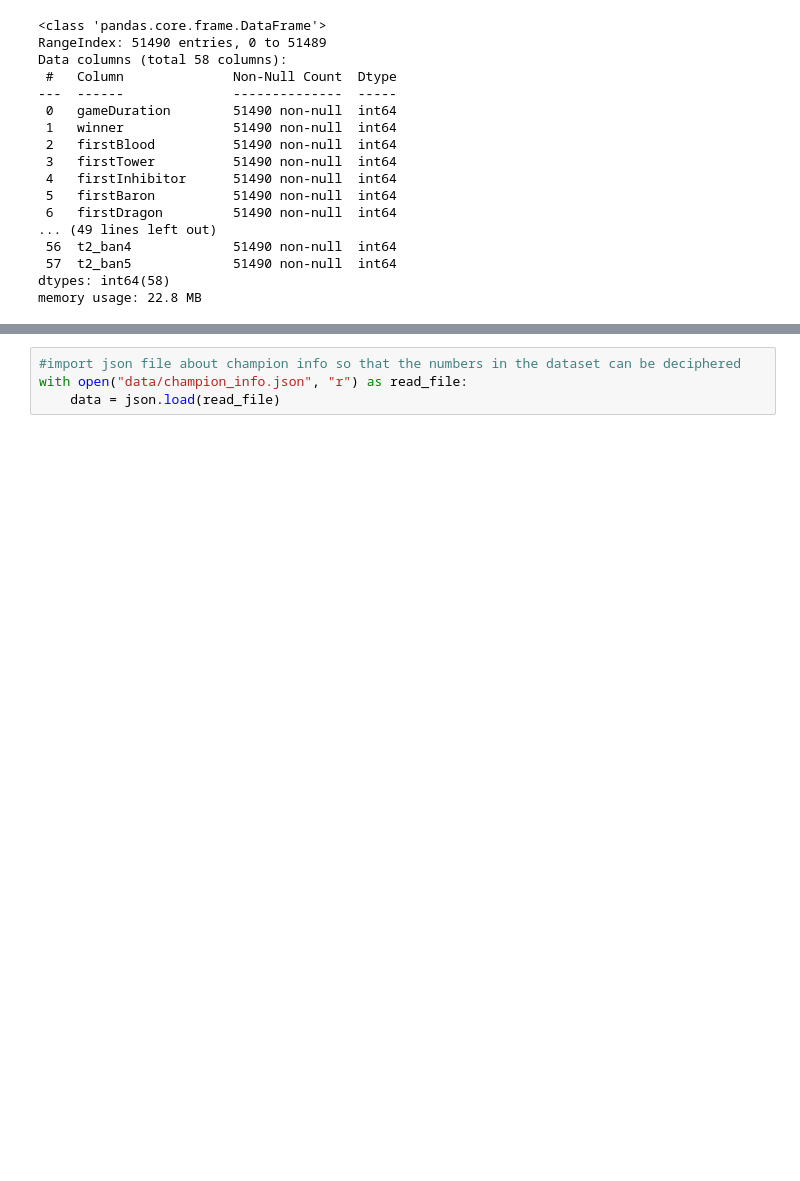
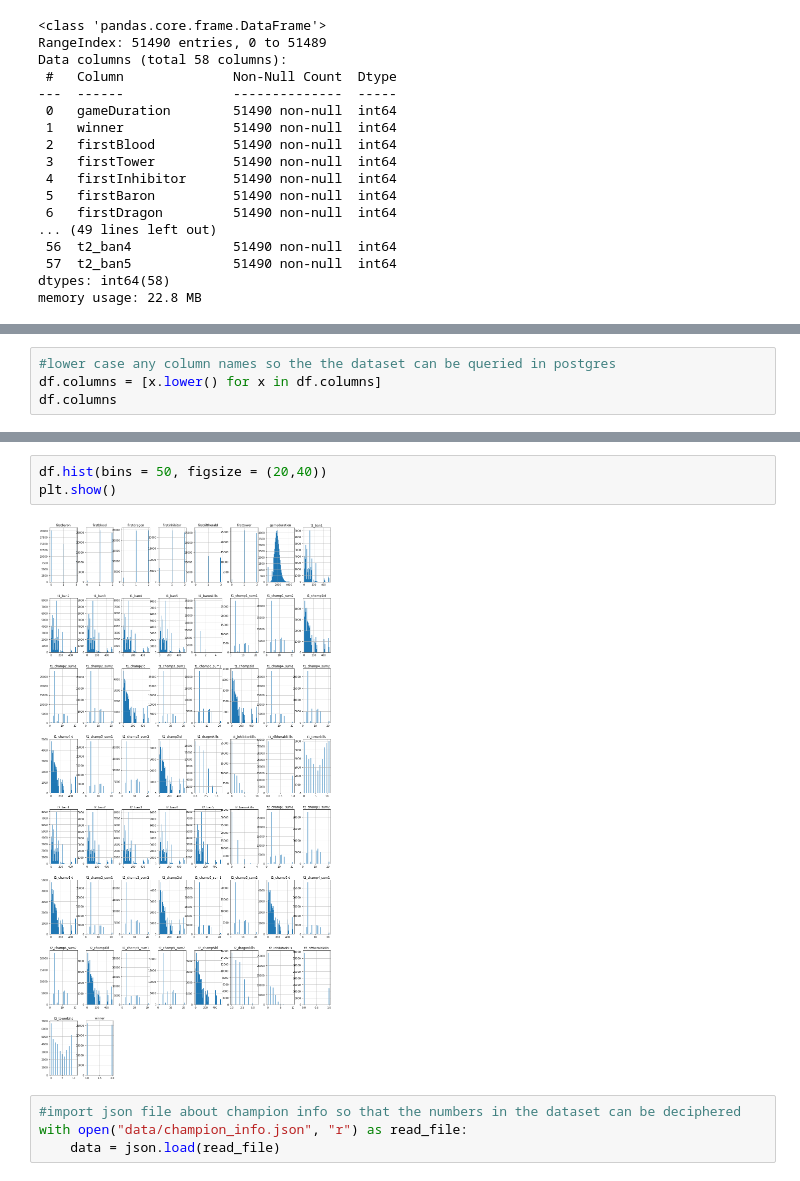
Before and after one commit to kylegross/League_of_Legends, a Jupyter notebook: monsters_dataframe.ipynb, the cells around one changed output, grey strips where cells are left out. Saved outputs shown, nothing was run; the diff lists cells and outputs as text; blank space fills up the shorter version.

```diff
--- a/monsters_dataframe.ipynb
+++ b/monsters_dataframe.ipynb
@@ -98,0 +79,4 @@ Index(['gameDuration', 'winner', 'firstBlood', 'firstTower', 'firstInhibitor',
+# %%
+#lower case any column names so the the dataset can be queried in postgres
+df.columns = [x.lower() for x in df.columns]
+df.columns
@@ -99,3 +100,8 @@ Index(['gameDuration', 'winner', 'firstBlood', 'firstTower', 'firstInhibitor',
+# %%
+df.hist(bins = 50, figsize = (20,40))
+plt.show()
+# %% [output]
+[figure, added]
 # %%
 #import json file about champion info so that the numbers in the dataset can be deciphered
 with open("data/champion_info.json", "r") as read_file:
```
Also changed, not shown: parts of 52 cells of this notebook.
